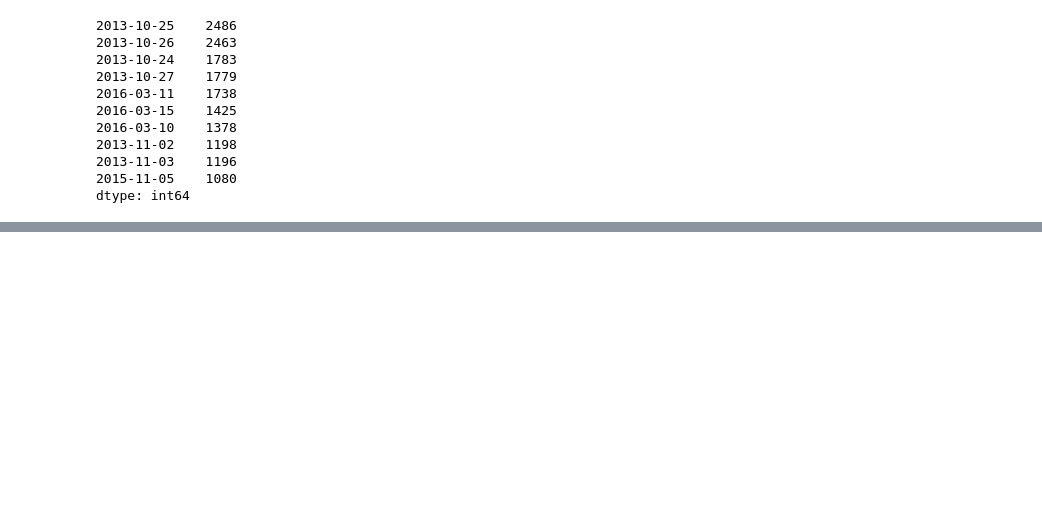
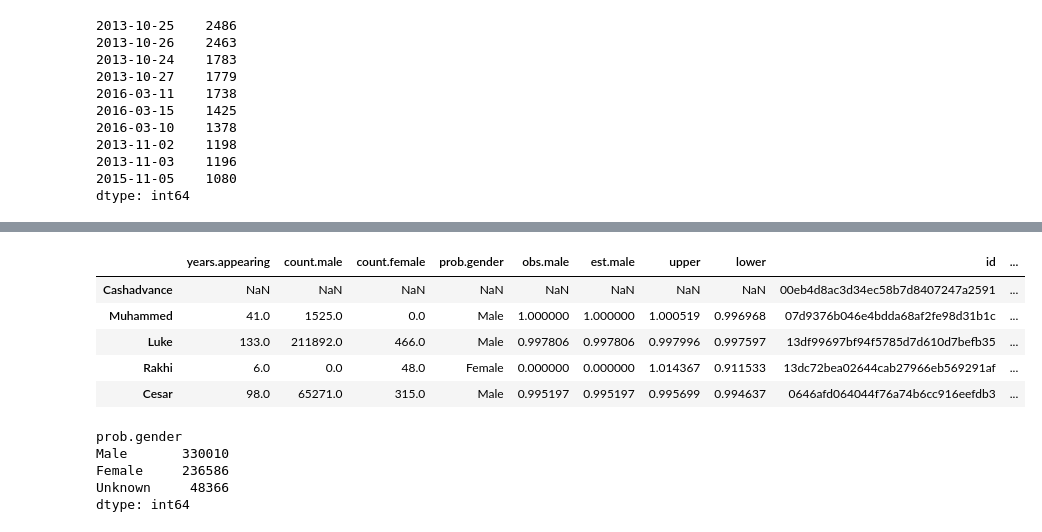
Before and after one commit to Toshakins/demobears, a Jupyter notebook: notebooks/demo.ipynb, the cells around one changed output, grey strips where cells are left out. Drawn from its saved outputs; the diff is of its cells as text; code cells hidden in the pictures; blank space fills up the shorter version.

```diff
--- a/notebooks/demo.ipynb
+++ b/notebooks/demo.ipynb
@@ -146,0 +180,3 @@ dtype: int64
+# %%
+df['name'] = df['name'].str.capitalize()
+df.sample(5)
@@ -146,0 +190,18 @@ dtype: int64
+# %%
+merged_df = gender_data.join(df.set_index('name'), how='outer')
+merged_df.sample(5)
+# %% [output]
+|  | years.appearing | count.male | count.female | prob.gender | obs.male | est.male | upper | lower | id | ... |
+| Cashadvance | NaN | NaN | NaN | NaN | NaN | NaN | NaN | NaN | 00eb4d8ac3d34ec58b7d8407247a2591 | ... |
+| Muhammed | 41.0 | 1525.0 | 0.0 | Male | 1.000000 | 1.000000 | 1.000519 | 0.996968 | 07d9376b046e4bdda68af2fe98d31b1c | ... |
+| Luke | 133.0 | 211892.0 | 466.0 | Male | 0.997806 | 0.997806 | 0.997996 | 0.997597 | 13df99697bf94f5785d7d610d7befb35 | ... |
+| Rakhi | 6.0 | 0.0 | 48.0 | Female | 0.000000 | 0.000000 | 1.014367 | 0.911533 | 13dc72bea02644cab27966eb569291af | ... |
+| Cesar | 98.0 | 65271.0 | 315.0 | Male | 0.995197 | 0.995197 | 0.995699 | 0.994637 | 0646afd064044f76a74b6cc916eefdb3 | ... |
+# %%
+merged_df.value_counts('prob.gender')
+# %% [output]
+prob.gender
+Male       330010
+Female     236586
+Unknown     48366
+dtype: int64
```
Also changed, not shown: parts of 13 cells of this notebook, 1 other file.
